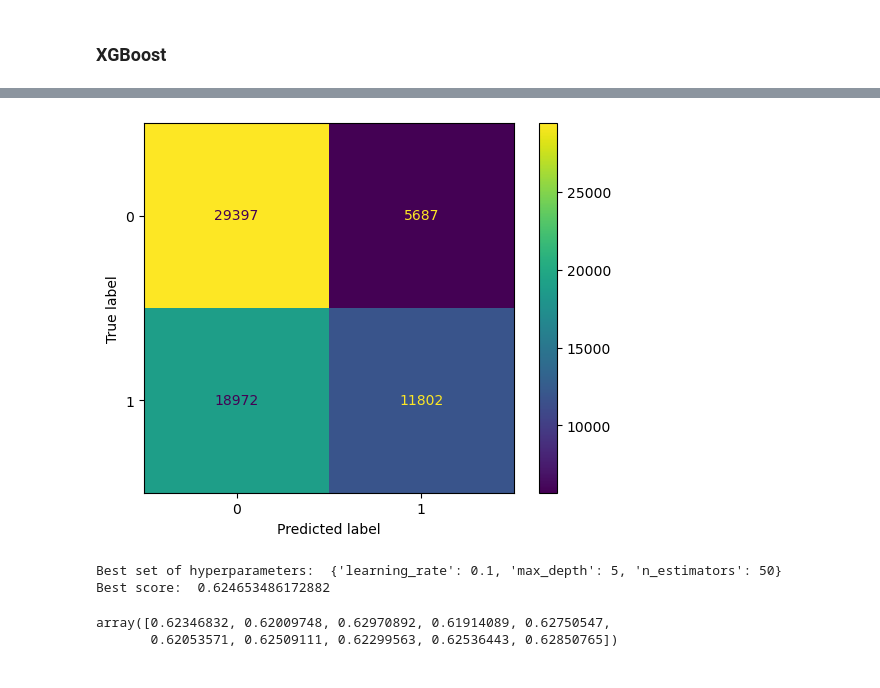
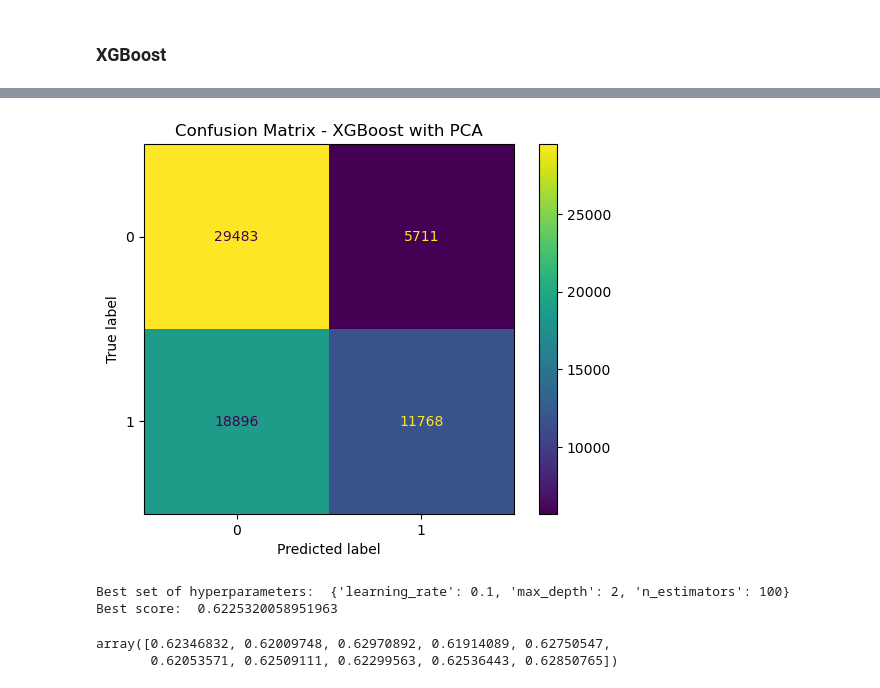
Before and after one commit to carlsonhu225-source/data7001_g02, a Jupyter notebook: Shot Success Model.ipynb, the cells around one changed output, grey strips where cells are left out. Drawn from its saved outputs; the diff is of its cells as text; code cells hidden in the pictures.

```diff
--- a/Shot Success Model.ipynb
+++ b/Shot Success Model.ipynb
@@ -269,15 +281,16 @@ plt.show()
 # %%
 # XGBoost classifier using pca
-clf_xgb_pca = XGBClassifier(n_estimators=50, learning_rate=0.1, max_depth=5).fit(x_train_pca, y_train_pca)
+clf_xgb_pca = XGBClassifier(n_estimators=100, learning_rate=0.1, max_depth=3).fit(x_train_pca, y_train_pca)
 y_pred_xgb_pca = clf_xgb_pca.predict(x_test_pca)
 
 # Calculate & display confusion matrix
 cm_xgb_pca = metrics.confusion_matrix(y_test_pca, y_pred_xgb_pca)
 cm_fig_xgb_pca = metrics.ConfusionMatrixDisplay(confusion_matrix=cm_xgb_pca, display_labels=clf_xgb_pca.classes_)
 cm_fig_xgb_pca.plot(values_format='d')
+plt.title("Confusion Matrix - XGBoost with PCA")
 plt.show()
 # %% [output]
-[figure, old version]
+[figure, new version]
 # %%
 # Optimise XGBoost hyper parameters
 XGB_param_grid = {
@@ -286,7 +299,7 @@ XGB_param_grid = {
     'max_depth': [2, 5, 10]
 }
 
-xgb_model = xgb.XGBClassifier()
+xgb_model = XGBClassifier()
 
 # Create & train grid_search object
 grid_search = GridSearchCV(xgb_model, XGB_param_grid, cv=5, scoring='accuracy')
@@ -295,8 +308,8 @@ grid_search.fit(x_train, y_train)
 print("Best set of hyperparameters: ", grid_search.best_params_)
 print("Best score: ", grid_search.best_score_)
 # %% [output]
-Best set of hyperparameters:  {'learning_rate': 0.1, 'max_depth': 5, 'n_estimators': 50}
-Best score:  0.624653486172882
+Best set of hyperparameters:  {'learning_rate': 0.1, 'max_depth': 2, 'n_estimators': 100}
+Best score:  0.6225320058951963
 # %%
 # Cross Validate
 score_xgb = cross_val_score(clf_xgb_pca, X, Y, cv=10)
```
Also changed, not shown: parts of 18 cells of this notebook, 2 other files.
